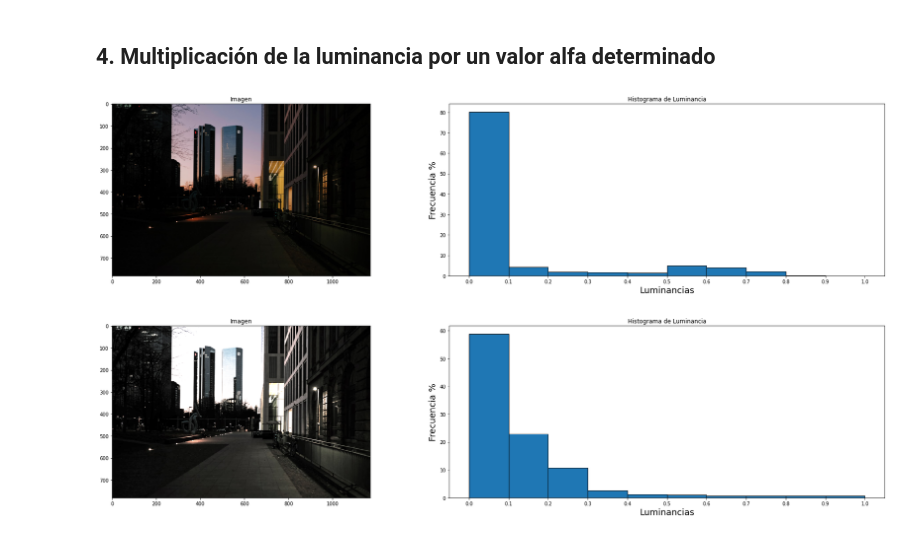
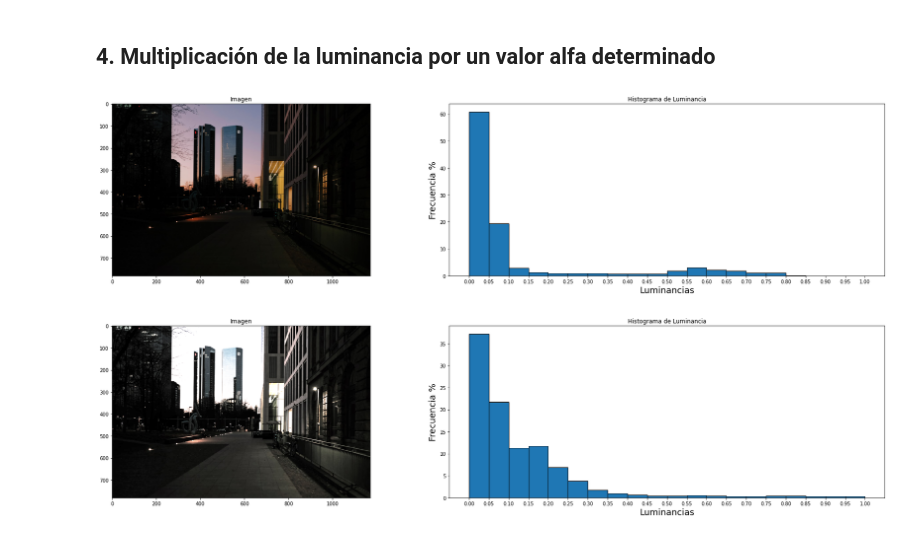
Before and after one commit to nicolassalomon96/procesamiento_imagenes_UNS, a Jupyter notebook: TP4/Histograma_de_luminancia.ipynb, the cells around one changed output. Saved outputs shown, nothing was run; the diff lists cells and outputs as text; code cells hidden in the pictures.

```diff
--- a/TP4/Histograma_de_luminancia.ipynb
+++ b/TP4/Histograma_de_luminancia.ipynb
@@ -185,17 +211,17 @@ plot_image_histo(image, counts_relative_freq, bins, Contadores, figsize=(25,8))
 
 Contadores = '5,10,15,20,25' #@param {type:"string"}
 
-image_y = rgb2yiq(image)[:,:,0] #Extracción del canal Y (luminancia) de la imagen
+#image_1_y = rgb2yiq(image)[:,:,0] #Extracción del canal Y (luminancia) de la imagen
 
 fig,ax = plt.subplots(2,3,figsize=(24,10))
 
 plt.subplot(2,3,1)
-plt.imshow(image)
+plt.imshow(image_1)
 plt.title("Imagen")
 
 for i in range(len(Contadores.split(sep=','))):
   plt.subplot(2,3,i+2)
-  counts_relative_freq, bins = generate_histo(image_y,0,1,int(Contadores.split(sep=',')[i]))
+  counts_relative_freq, bins = generate_histo(image_1_y,0,1,int(Contadores.split(sep=',')[i]))
   plt.hist(bins[:-1], bins, weights=counts_relative_freq, ec='black')
   plt.title(f"Histograma de Luminancia - {int(Contadores.split(sep=',')[i])} Contadores")
   plt.xlabel("Luminancias",fontsize=14)
@@ -211,40 +237,38 @@ plt.show()
 # %%
 #@title Seleccione la imagen a analizar: { run: "auto" }
 low_Y_1 = 'https://images.unsplash.com/photo-1525036984299-360cc38f470a?ixid=MnwxMjA3fDB8MHxzZWFyY2h8MTY0fHxsb3clMjBsaWdodHxlbnwwfHwwfHw%3D&ixlib=rb-1.2.1&auto=format&fit=crop&w=500&q=60'
 low_Y_2 = 'https://images.unsplash.com/photo-1615221990091-b8203265e94c?ixid=MnwxMjA3fDB8MHxwaG90by1wYWdlfHx8fGVufDB8fHx8&ixlib=rb-1.2.1&auto=format&fit=crop&w=1171&q=80'
 high_Y_1 = 'https://www.rockandpop.cl/wp-content/uploads/2020/01/photophobia.jpg'
 high_Y_2 = 'https://i0.wp.com/www.iluminet.com/press/wp-content/uploads/2018/11/ugr-06.jpg?w=780&ssl=1'
 
 Imagen = 'Baja_luminancia_2' #@param ["Baja_luminancia_1","Baja_luminancia_2","Alta_luminancia_1","Alta_luminancia_2"]
 
 if Imagen =='Baja_luminancia_1':
-  image = get_image(low_Y_1)
+  image_2 = get_image(low_Y_1)
 if Imagen =='Baja_luminancia_2':
-  image = get_image(low_Y_2)
+  image_2 = get_image(low_Y_2)
 if Imagen =='Alta_luminancia_1':
-  image = get_image(high_Y_1)
+  image_2 = get_image(high_Y_1)
 if Imagen =='Alta_luminancia_2':
-  image = get_image(high_Y_2)
+  image_2 = get_image(high_Y_2)
 
 #@markdown Seleccione el valor alfa a multiplicar: { run: "auto" }
 Alfa = 3 #@param {type:"slider", min:0, max:5, step:0.1}
 
 #@markdown Seleccione la cantidad de contadores: { run: "auto" }
-Contadores_1 = 10 #@param {type:"slider", min:1, max:50, step:1}
+Contadores_1 = 20 #@param {type:"slider", min:1, max:50, step:1}
 
-image_y = rgb2yiq(image)[:,:,0] #Extracción del canal Y (luminancia) de la imagen
-image_i = rgb2yiq(image)[:,:,1]
-image_q = rgb2yiq(image)[:,:,2]
+image_2_y, image_2_i, image_2_q = split_YIQ(rgb2yiq(image_2)) #Extracción del canal Y (luminancia) de la imagen
 
-image_y_mod = image_y * Alfa
+image_2_y_mod = image_y * Alfa
 
-counts_relative_freq, bins = generate_histo(image_y,0,1,Contadores_1)
-plot_image_histo(image, counts_relative_freq, bins, Contadores_1, figsize=(25,6))
+counts_relative_freq, bins = generate_histo(image_2_y,0,1,Contadores_1)
+plot_image_histo(image_2, counts_relative_freq, bins, Contadores_1, figsize=(25,6))
 
-counts_relative_freq_alfa, bins_alfa = generate_histo(image_y_mod,0,1,Contadores_1)
-image_mod = np.dstack((image_y_mod, image_i, image_q))
-image_mod_rgb = yiq2rgb(image_mod)
-plot_image_histo(image_mod_rgb, counts_relative_freq_alfa, bins_alfa, Contadores_1, figsize=(25,6))
+counts_relative_freq_alfa, bins_alfa = generate_histo(image_2_y_mod,0,1,Contadores_1)
+image_2_mod = np.dstack((image_2_y_mod, image_2_i, image_2_q))
+image_2_mod_rgb = yiq2rgb(image_2_mod)
+plot_image_histo(image_2_mod_rgb, counts_relative_freq_alfa, bins_alfa, Contadores_1, figsize=(25,6))
 # %% [output]
-[figure, old version]
+[figure, new version]
-[figure, old version]
+[figure, new version]
```
Also changed, not shown: parts of 8 cells of this notebook.
